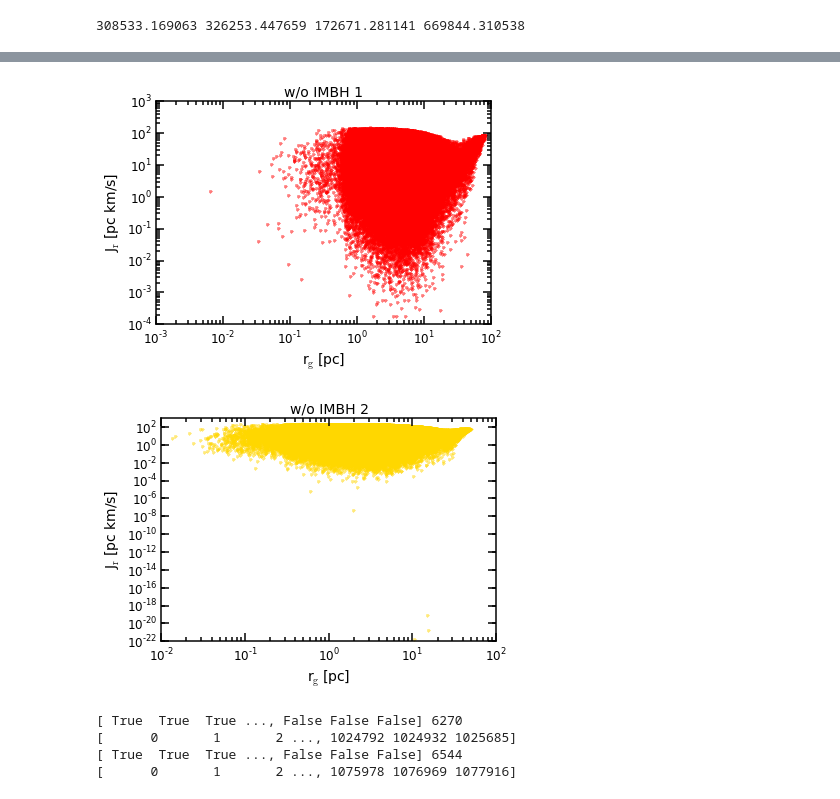
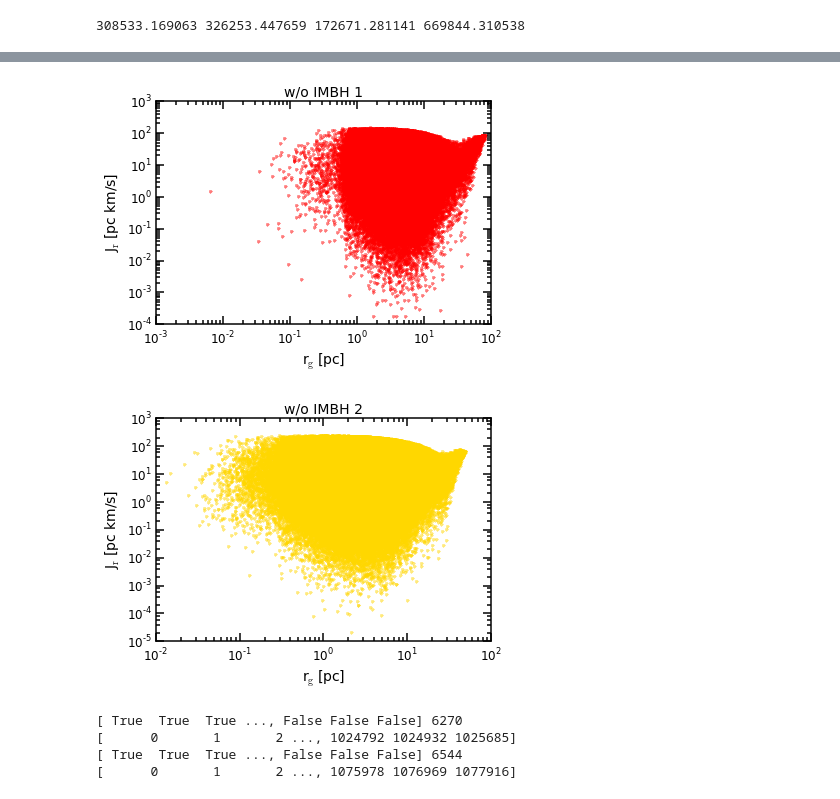
Before and after one commit to sophialilleengen/GC_actions, a Jupyter notebook: action_plots.ipynb, the cells around one changed output, grey strips where cells are left out. Drawn from its saved outputs; the diff is of its cells as text; code cells hidden in the pictures.

```diff
--- a/action_plots.ipynb
+++ b/action_plots.ipynb
@@ -232,15 +232,15 @@ r_beta_wo_bh_2=r_beta_wo_2/hmr_wo_bh_2
 
 #E_1 = bh_orbit_1.energy(x_1[1:],y_1[1:],z_1[1:],vx_1[1:],vy_1[1:],vz_1[1:])
 #L_1=bh_orbit_1.angularmom(x_1[1:],y_1[1:],z_1[1:],vx_1[1:],vy_1[1:],vz_1[1:])[0]
-k_1_test=E_1<-0.8e-24
-l_1_test=J_r_1>150
-l_1=np.flatnonzero(k_1_test+l_1_test)
+group1_1=E_1<-0.9e-24
+group2_1=J_r_1>150
+#l_1=np.flatnonzero(k_1_test+l_1_test)
 
 #E_2 = bh_orbit_2.energy(x_2[1:],y_2[1:],z_2[1:],vx_2[1:],vy_2[1:],vz_2[1:])
 #L_2=bh_orbit_2.angularmom(x_2[1:],y_2[1:],z_2[1:],vx_2[1:],vy_2[1:],vz_2[1:])[0]
-k_2_test=E_2<-0.8e-24
-l_2_test=J_r_2>150
-l_2=np.flatnonzero(k_2_test+l_2_test)
+group1_2=E_2<-0.9e-24
+group2_2=J_r_2>150
+#l_2=np.flatnonzero(k_2_test+l_2_test)
 #print(l_1,l_2)
 # %%
 ### plot actions over actual distance ###
@@ -288,8 +290,8 @@ fig=plt.figure()
 ax=fig.add_subplot(111)
 ax.loglog(r_guide_bh_sort_1,J_r_bh_sort_1,'.',color='Deepskyblue',alpha=0.5,label='whole data')
 ax.tick_params(length=8,width=1.5,labelsize=12)
-ax.loglog(r_guide_bh_1[k_1_test],J_r_1[k_1_test],'.',color='navy',label='specific stars group 1')
-ax.loglog(r_guide_bh_1[l_1_test],J_r_1[l_1_test],'.',color='Blue',label='specific stars group 2')
+ax.loglog(r_guide_bh_1[group1_1],J_r_1[group1_1],'.',color='navy',label='specific stars group 1')
+ax.loglog(r_guide_bh_1[group2_1],J_r_1[group2_1],'.',color='Blue',label='specific stars group 2')
 ax.set_xlabel('r$_\mathrm{g}$ [pc]',fontsize=14)
 ax.set_ylabel('J$_\mathrm{r}$ [pc km/s]',fontsize=14)
 ax.set_title('w/ IMBH 1',fontsize=14)
@@ -312,8 +314,8 @@ fig=plt.figure()
 ax=fig.add_subplot(111)
 ax.loglog(r_guide_bh_sort_2,J_r_bh_sort_2,'.',color='lime',alpha=0.5,label='whole data')
 ax.tick_params(length=8,width=1.5,labelsize=12)
-ax.loglog(r_guide_bh_2[k_2_test],J_r_2[k_2_test],'g.',label='specific stars group 1')
-ax.loglog(r_guide_bh_2[l_2_test],J_r_2[l_2_test],'.',color='Olive',label='specific stars group 2')
+ax.loglog(r_guide_bh_2[group1_2],J_r_2[group1_2],'g.',label='specific stars group 1')
+ax.loglog(r_guide_bh_2[group2_2],J_r_2[group2_2],'.',color='Olive',label='specific stars group 2')
 ax.set_xlabel('r$_\mathrm{g}$ [pc]',fontsize=14)
 ax.set_ylabel('J$_\mathrm{r}$ [pc km/s]',fontsize=14)
 ax.set_title('w/ IMBH 2',fontsize=14)
@@ -367,7 +369,7 @@ ax.spines['top'].set_linewidth(1.5)
 ax.spines['right'].set_linewidth(1.5)
 ax.spines['bottom'].set_linewidth(1.5)
 ax.spines['left'].set_linewidth(1.5)
-
+ax.set_ylim(1e-5,)
 ax.tick_params(length=8,width=1.5,labelsize=12)
 ax.tick_params(which='minor',length=4,width=1.5)
 fig.savefig('../Bachelorarbeit-Entwurf/Plots/r_g_J_r_noIMBH2.png',format='png',dpi=300,bbox_inches='tight')
@@ -377,5 +379,5 @@ fig.savefig('../Bachelorarbeit-Entwurf/Plots/r_g_J_r_noIMBH2.png',format='png',d
 [figure]
-[figure, old version]
+[figure, new version]
 # %%
 ### plots sorted J_r over guiding star radius in loglog ###
 #H,xedges,yedges=np.histogram2d(r_guide_bh_sort_1,J_r_bh_sort_1,bins=100)
```
Also changed, not shown: parts of 8 cells of this notebook.
